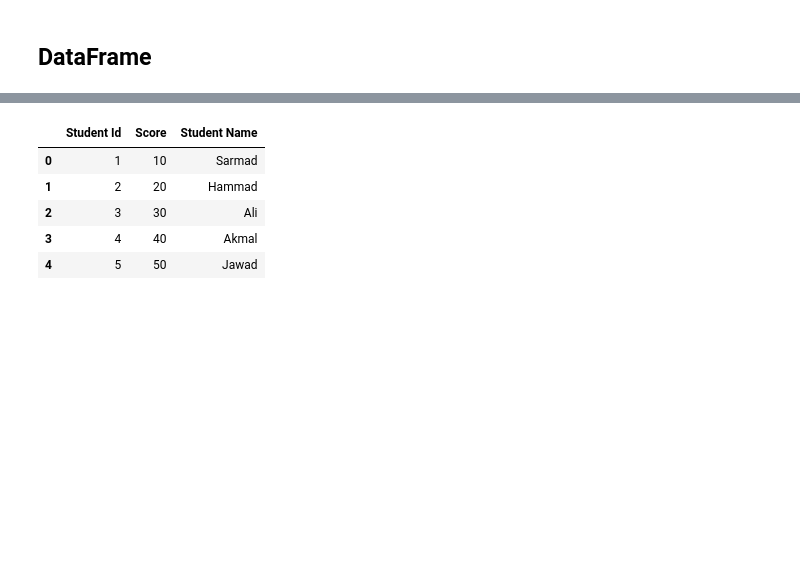
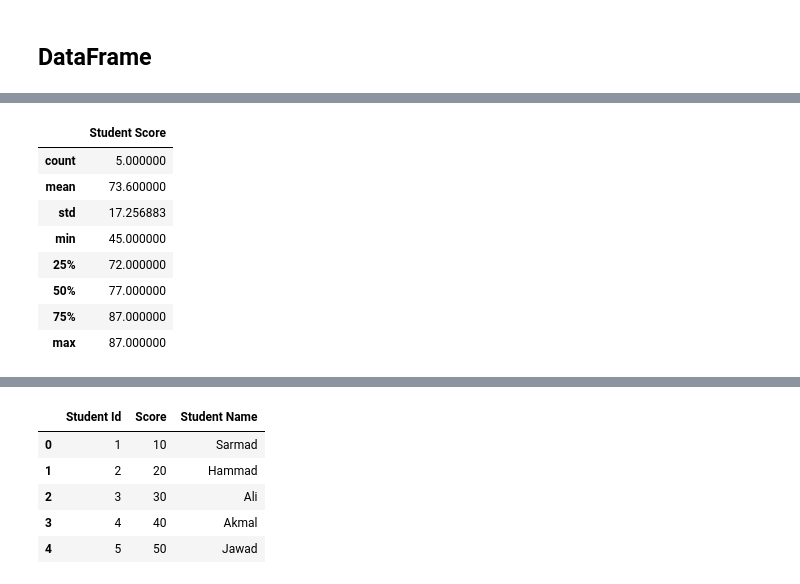
Before and after one commit to Sarmad426/Python, a Jupyter notebook: 9-Pandas/1-pandas-basics.ipynb, the cells around one changed output, grey strips where cells are left out. Saved outputs shown, nothing was run; the diff lists cells and outputs as text; code cells hidden in the pictures; blank space fills up the shorter version.

Commit message:
Added pandas dataframe methods

```diff
--- a/9-Pandas/1-pandas-basics.ipynb
+++ b/9-Pandas/1-pandas-basics.ipynb
@@ -112,3 +112,15 @@ df
+# %%
+df.describe()
+# %% [output]
+|  | Student Score |
+| count | 5.000000 |
+| mean | 73.600000 |
+| std | 17.256883 |
+| min | 45.000000 |
+| 25% | 72.000000 |
+| 50% | 77.000000 |
+| 75% | 87.000000 |
+| max | 87.000000 |
 # %%
 from typing import Literal
 
```
Also changed, not shown: parts of 4 cells of this notebook.
